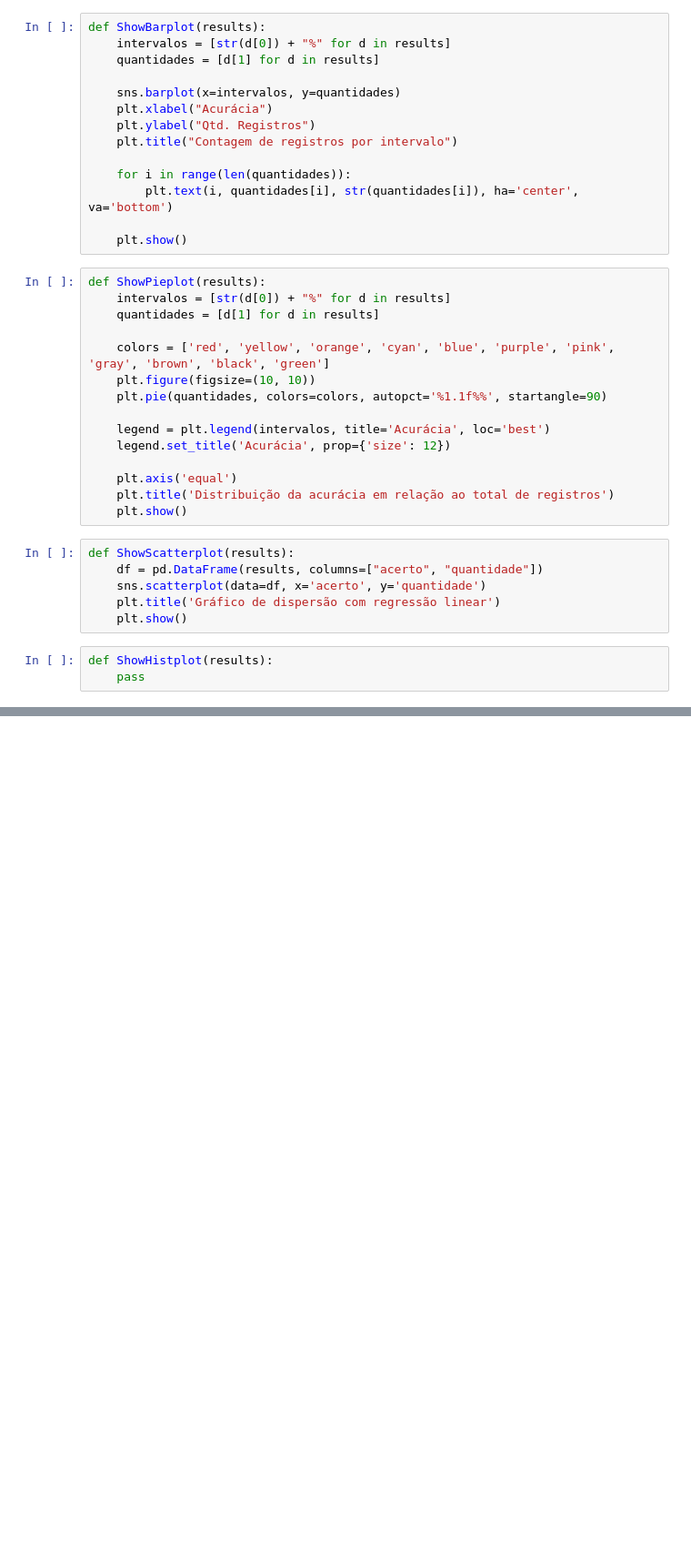
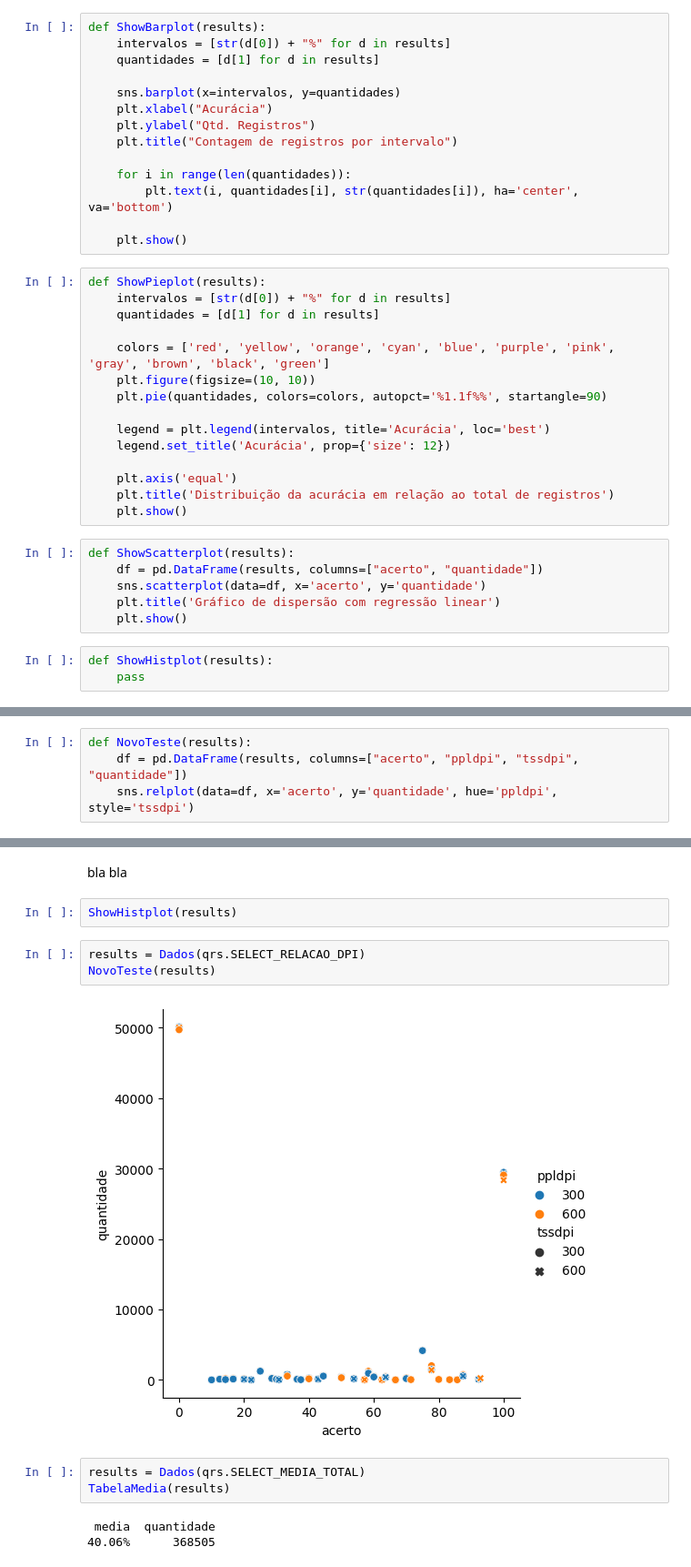
Before and after one commit to Fabioxxmsc/conversor, a Jupyter notebook: estatistics.ipynb, the cells around one changed output, grey strips where cells are left out. Shown at 91% size. Drawn from its saved outputs; the diff is of its cells as text; blank space fills up the shorter version.

```diff
--- a/estatistics.ipynb
+++ b/estatistics.ipynb
@@ -89,0 +75,4 @@ ShowHistplot(results)
+# %%
+def NovoTeste(results):
+    df = pd.DataFrame(results, columns=["acerto", "ppldpi", "tssdpi", "quantidade"])
+    sns.relplot(data=df, x='acerto', y='quantidade', hue='ppldpi', style='tssdpi')
@@ -89,0 +179,15 @@ ShowHistplot(results)
+# %% [markdown]
+bla bla
+# %%
+ShowHistplot(results)
+# %%
+results = Dados(qrs.SELECT_RELACAO_DPI)
+NovoTeste(results)
+# %% [output]
+[figure, added]
+# %%
+results = Dados(qrs.SELECT_MEDIA_TOTAL)
+TabelaMedia(results)
+# %% [output]
+ media  quantidade
+40.06%      368505
```
Also changed, not shown: parts of 17 cells of this notebook, 3 other files.
